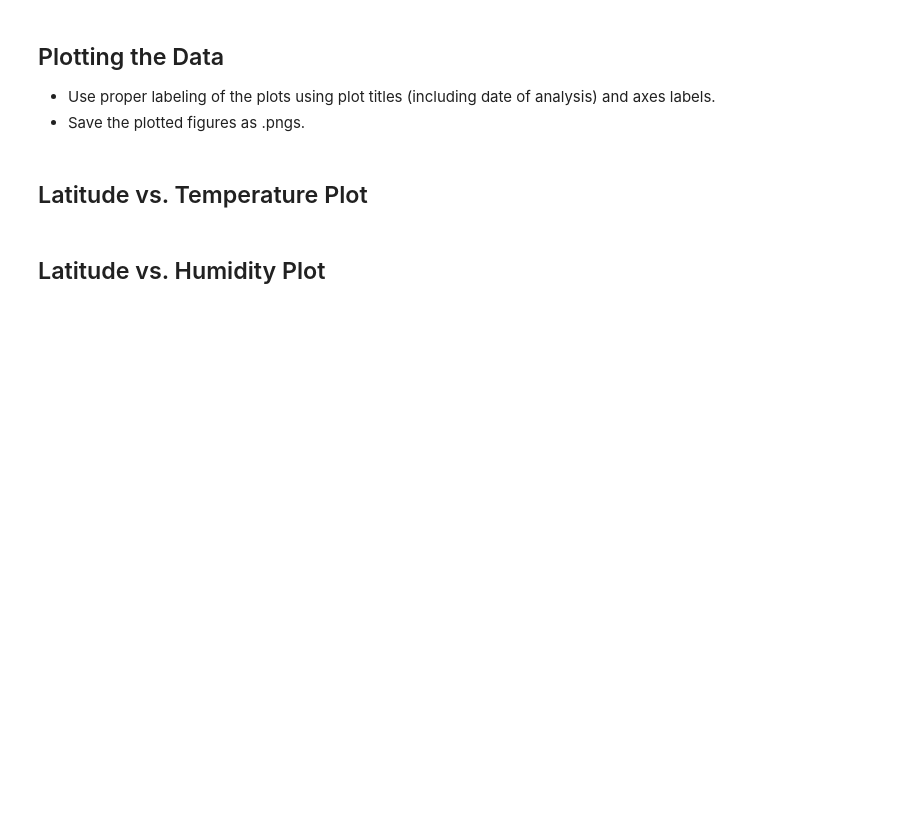
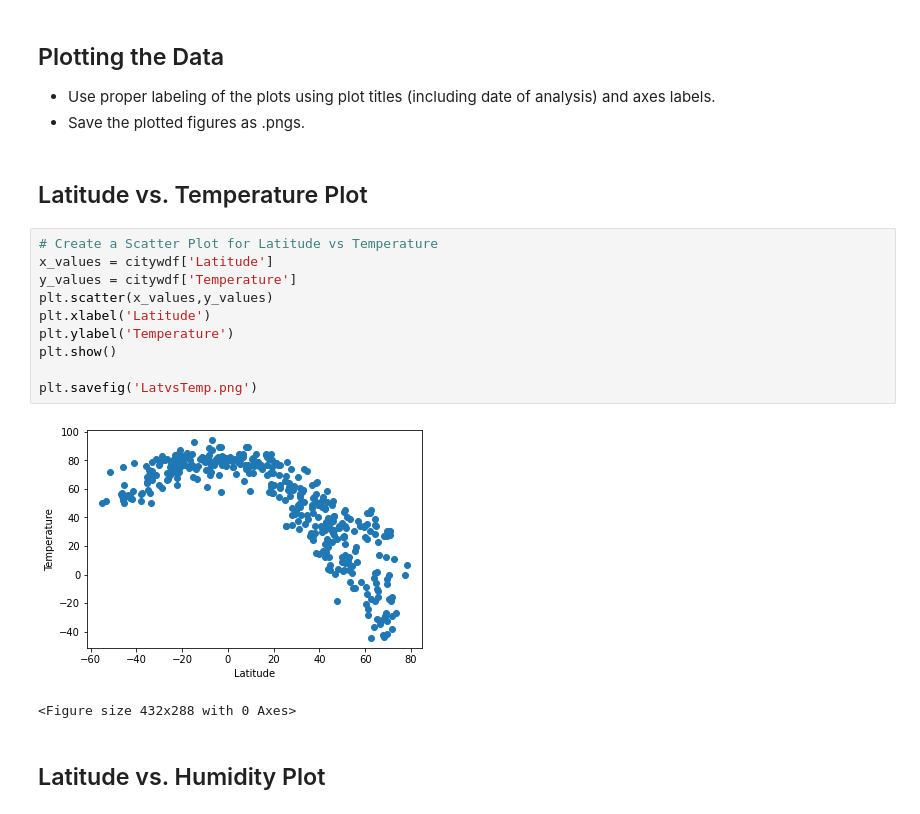
Before and after one commit to DanZanoria/python-api-challenge, a Jupyter notebook: starter_code/WeatherPy.ipynb, the cells around one changed output. Saved outputs shown, nothing was run; the diff lists cells and outputs as text; blank space fills up the shorter version.

Commit message:
scatter plotts
scatter plots done with png images

```diff
--- a/starter_code/WeatherPy.ipynb
+++ b/starter_code/WeatherPy.ipynb
@@ -211,5 +238,18 @@ humidity100.head()
 * Save the plotted figures as .pngs.
 # %% [markdown]
 ## Latitude vs. Temperature Plot
+# %%
+# Create a Scatter Plot for Latitude vs Temperature
+x_values = citywdf['Latitude']
+y_values = citywdf['Temperature']
+plt.scatter(x_values,y_values)
+plt.xlabel('Latitude')
+plt.ylabel('Temperature')
+plt.show()
+
+plt.savefig('LatvsTemp.png')
+# %% [output]
+[figure, added]
+<Figure size 432x288 with 0 Axes>
 # %% [markdown]
 ## Latitude vs. Humidity Plot
```
Also changed, not shown: parts of 10 cells of this notebook, 5 other files.
